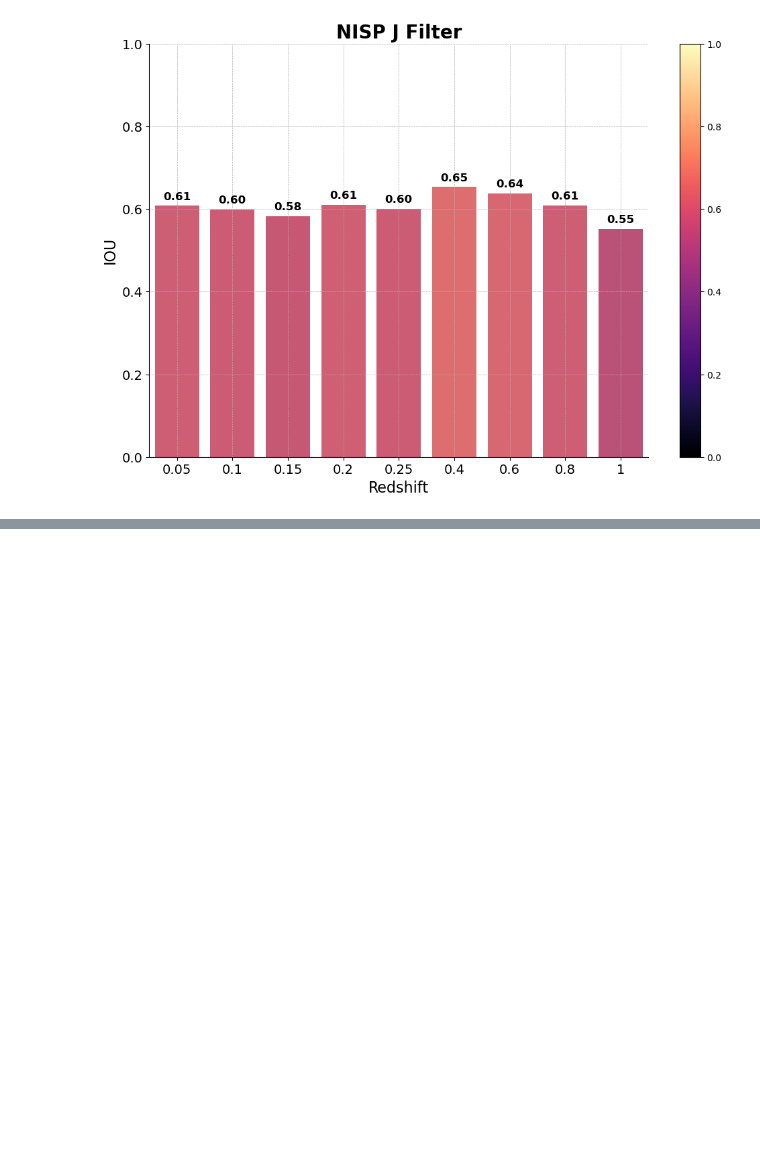
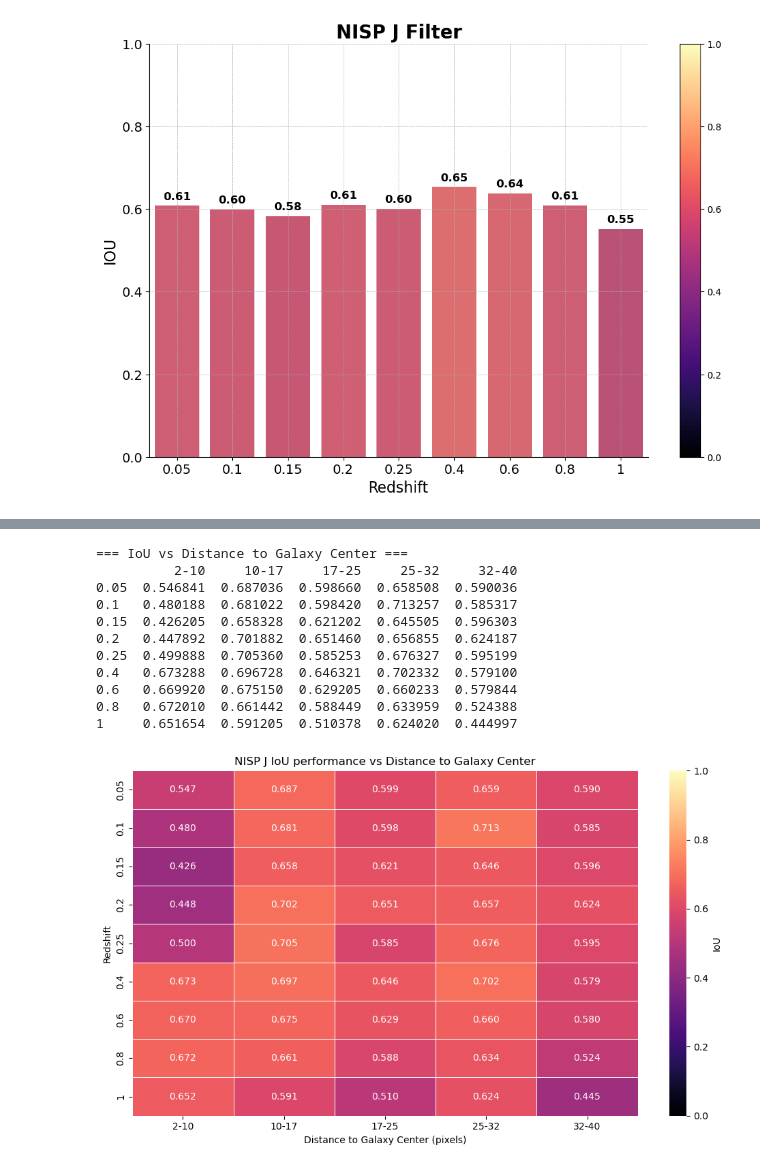
Before and after one commit to dariodltg/tidal-tails-segmentation, a Jupyter notebook: redshift/segmentation_training/v13_log/Evaluation_heatmap_NISP_J_v13_log_no_aug_pad.ipynb, the cells around one changed output, grey strips where cells are left out. Cells and saved outputs as stored; diff of their text form; code cells hidden in the pictures; blank space fills up the shorter version.

```diff
--- a/redshift/segmentation_training/v13_log/Evaluation_heatmap_NISP_J_v13_log_no_aug_pad.ipynb
+++ b/redshift/segmentation_training/v13_log/Evaluation_heatmap_NISP_J_v13_log_no_aug_pad.ipynb
@@ -499,0 +841,45 @@ plt.show()
+# %%
+matrix_data_iou_distance = {
+    redshift: {key: np.nanmean(values) for key, values in subdict.items()}
+    for redshift, subdict in iou_results_redshift_with_distance.items()
+}
+
+matrix_for_df_iou_distance = []
+for redshift in labels_redshift:
+    row = []
+    for distance_label in distance_labels:
+        if redshift in matrix_data_iou_distance and distance_label in matrix_data_iou_distance[redshift]:
+            row.append(matrix_data_iou_distance[redshift][distance_label])
+        else:
+            row.append(np.nan)
+    matrix_for_df_iou_distance.append(row)
+
+df_iou_distance = pd.DataFrame(matrix_for_df_iou_distance,
+                              index=labels_redshift,
+                              columns=distance_labels)
+
+print("\n=== IoU vs Distance to Galaxy Center ===")
+print(df_iou_distance)
+
+plt.figure(figsize=(10, 6))
+sns.heatmap(df_iou_distance, annot=True, fmt=".3f", cmap="magma",
+           linewidths=0.5, cbar_kws={'label': 'IoU'},
+           vmin=0, vmax=1.0)
+plt.xlabel('Distance to Galaxy Center (pixels)')
+plt.ylabel('Redshift')
+plt.title("NISP J IoU performance vs Distance to Galaxy Center")
+plt.tight_layout()
+plt.show()
+# %% [output]
+=== IoU vs Distance to Galaxy Center ===
+          2-10     10-17     17-25     25-32     32-40
+0.05  0.546841  0.687036  0.598660  0.658508  0.590036
+0.1   0.480188  0.681022  0.598420  0.713257  0.585317
+0.15  0.426205  0.658328  0.621202  0.645505  0.596303
+0.2   0.447892  0.701882  0.651460  0.656855  0.624187
+0.25  0.499888  0.705360  0.585253  0.676327  0.595199
+0.4   0.673288  0.696728  0.646321  0.702332  0.579100
+0.6   0.669920  0.675150  0.629205  0.660233  0.579844
+0.8   0.672010  0.661442  0.588449  0.633959  0.524388
+1     0.651654  0.591205  0.510378  0.624020  0.444997
+[figure, added]
```
Also changed, not shown: parts of 13 cells of this notebook, 3 other files.
